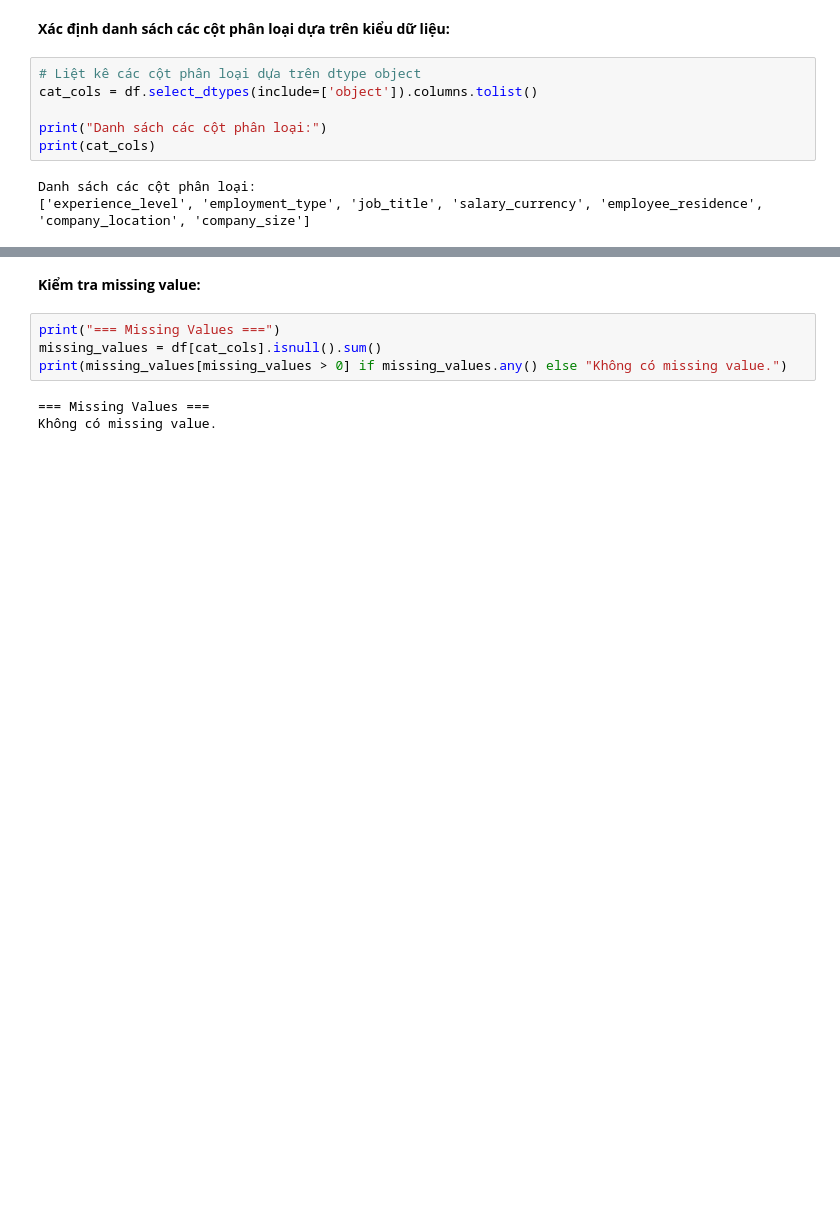
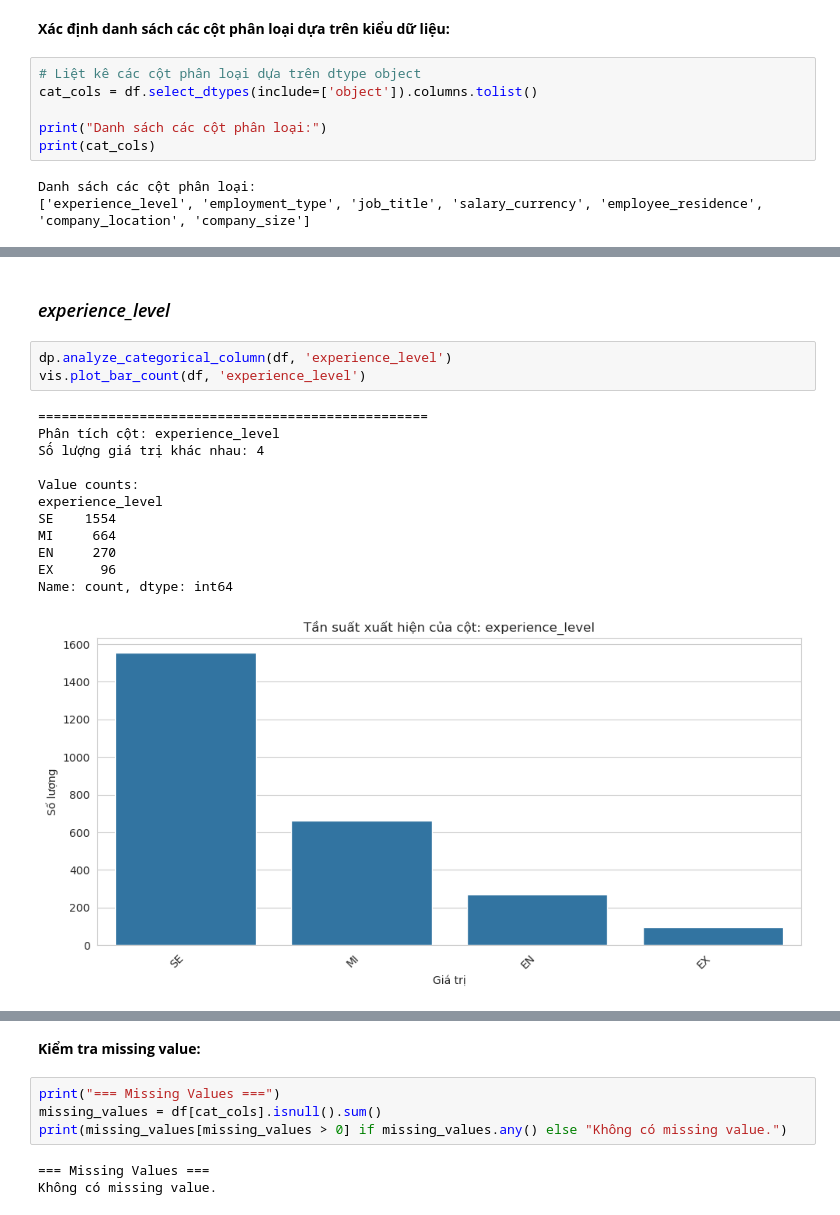
Before and after one commit to Trung0Minh/CSC17104_2025_Final_Project, a Jupyter notebook: DataScienceSalaries2023.ipynb, the cells around one changed output, grey strips where cells are left out. Saved outputs shown, nothing was run; the diff lists cells and outputs as text; blank space fills up the shorter version.

```diff
--- a/DataScienceSalaries2023.ipynb
+++ b/DataScienceSalaries2023.ipynb
@@ -559,0 +394,18 @@ for col in cat_cols:
+# %% [markdown]
+### *experience_level*
+# %%
+dp.analyze_categorical_column(df, 'experience_level')
+vis.plot_bar_count(df, 'experience_level')
+# %% [output]
+==================================================
+Phân tích cột: experience_level
+Số lượng giá trị khác nhau: 4
+
+Value counts:
+experience_level
+SE    1554
+MI     664
+EN     270
+EX      96
+Name: count, dtype: int64
+[figure, added]
```
Also changed, not shown: parts of 32 cells of this notebook, 2 other files.
